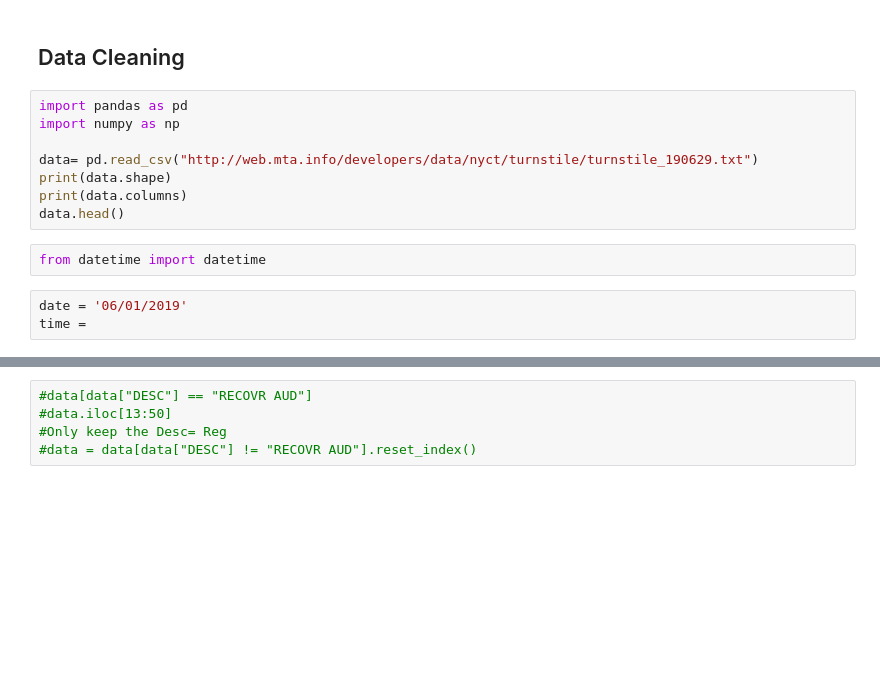
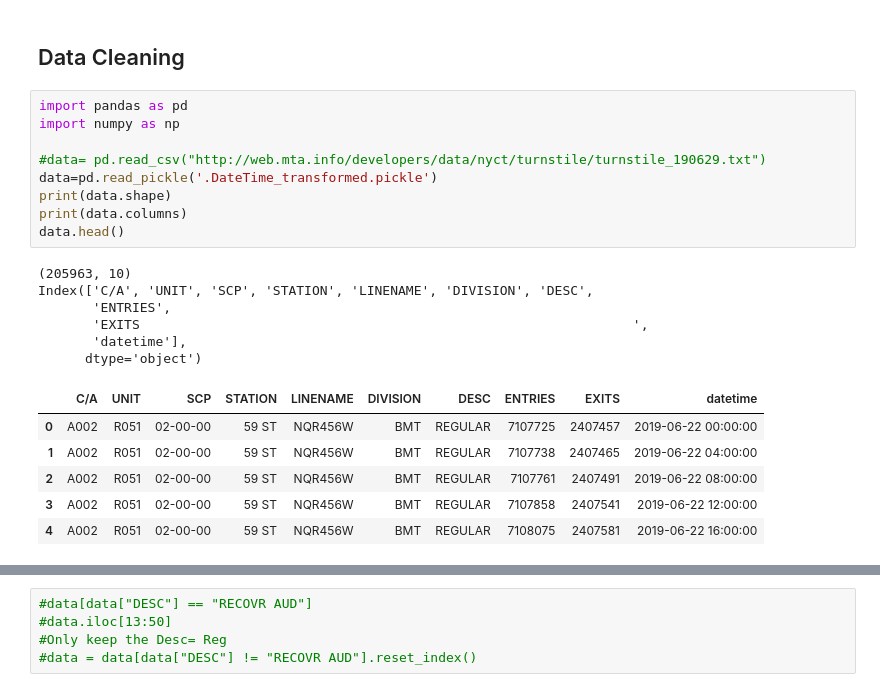
Before and after one commit to sculla/Project1_Group2, a Jupyter notebook: Project1_Group1.ipynb, the cells around one changed output, grey strips where cells are left out. Saved outputs shown, nothing was run; the diff lists cells and outputs as text; blank space fills up the shorter version.

```diff
--- a/Project1_Group1.ipynb
+++ b/Project1_Group1.ipynb
@@ -6,15 +6,24 @@
 # %%
 import pandas as pd
 import numpy as np
 
-data= pd.read_csv("http://web.mta.info/developers/data/nyct/turnstile/turnstile_190629.txt")
+#data= pd.read_csv("http://web.mta.info/developers/data/nyct/turnstile/turnstile_190629.txt")
+data=pd.read_pickle('.DateTime_transformed.pickle')
 print(data.shape)
 print(data.columns)
 data.head()
+# %% [output]
+(205963, 10)
+Index(['C/A', 'UNIT', 'SCP', 'STATION', 'LINENAME', 'DIVISION', 'DESC',
+       'ENTRIES',
+       'EXITS                                                               ',
+       'datetime'],
+      dtype='object')
+|  | C/A | UNIT | SCP | STATION | LINENAME | DIVISION | DESC | ENTRIES | EXITS | datetime |
+| 0 | A002 | R051 | 02-00-00 | 59 ST | NQR456W | BMT | REGULAR | 7107725 | 2407457 | 2019-06-22 00:00:00 |
+| 1 | A002 | R051 | 02-00-00 | 59 ST | NQR456W | BMT | REGULAR | 7107738 | 2407465 | 2019-06-22 04:00:00 |
+| 2 | A002 | R051 | 02-00-00 | 59 ST | NQR456W | BMT | REGULAR | 7107761 | 2407491 | 2019-06-22 08:00:00 |
+| 3 | A002 | R051 | 02-00-00 | 59 ST | NQR456W | BMT | REGULAR | 7107858 | 2407541 | 2019-06-22 12:00:00 |
+| 4 | A002 | R051 | 02-00-00 | 59 ST | NQR456W | BMT | REGULAR | 7108075 | 2407581 | 2019-06-22 16:00:00 |
-# %%
-from datetime import datetime
-# %%
-date = '06/01/2019'
-time =
 # %%
 data.info()
```
Also changed, not shown: parts of 19 cells of this notebook, 3 other files.
